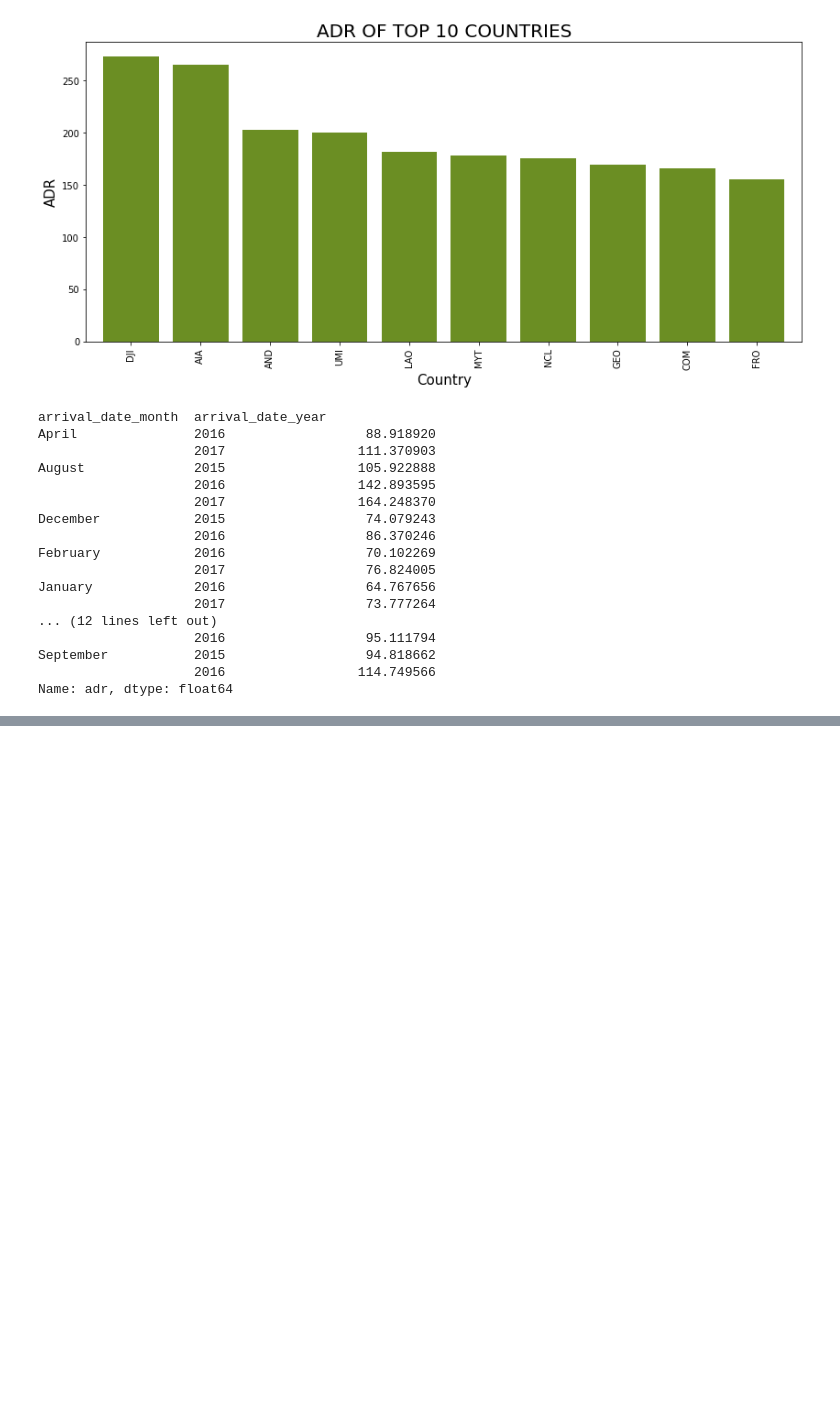
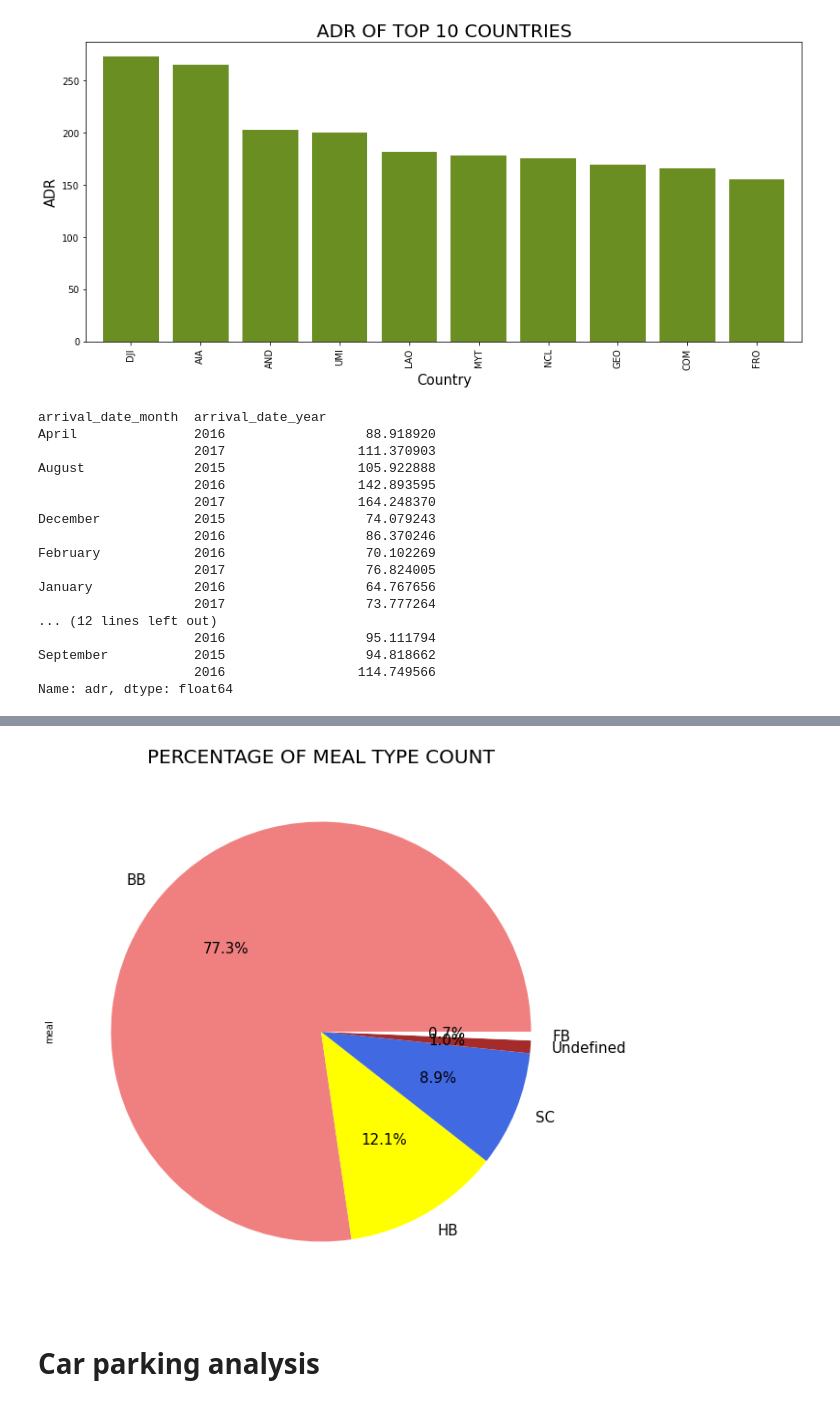
Before and after one commit to Arka1212/Hotel-Booking-Analysis, a Jupyter notebook: Hotel_Booking_Analysis_Capstone_Project.ipynb, the cells around one changed output, grey strips where cells are left out. Cells and saved outputs as stored; diff of their text form; code cells hidden in the pictures; blank space fills up the shorter version.

```diff
--- a/Hotel_Booking_Analysis_Capstone_Project.ipynb
+++ b/Hotel_Booking_Analysis_Capstone_Project.ipynb
@@ -598,0 +623,9 @@ plt.show()
+# %%
+# Visualisation of percentage meal count
+percentage_meal_count.plot(kind = 'pie',labels=percentage_meal_count.index,figsize=(10,10),autopct='%0.1f%%',colors=['lightcoral','yellow','royalblue','brown','white'],fontsize=15)
+plt.title('PERCENTAGE OF MEAL TYPE COUNT', fontsize=20)
+plt.show()
+# %% [output]
+[figure, added]
+# %% [markdown]
+# **Car parking analysis**
```
Also changed, not shown: parts of 6 cells of this notebook.
